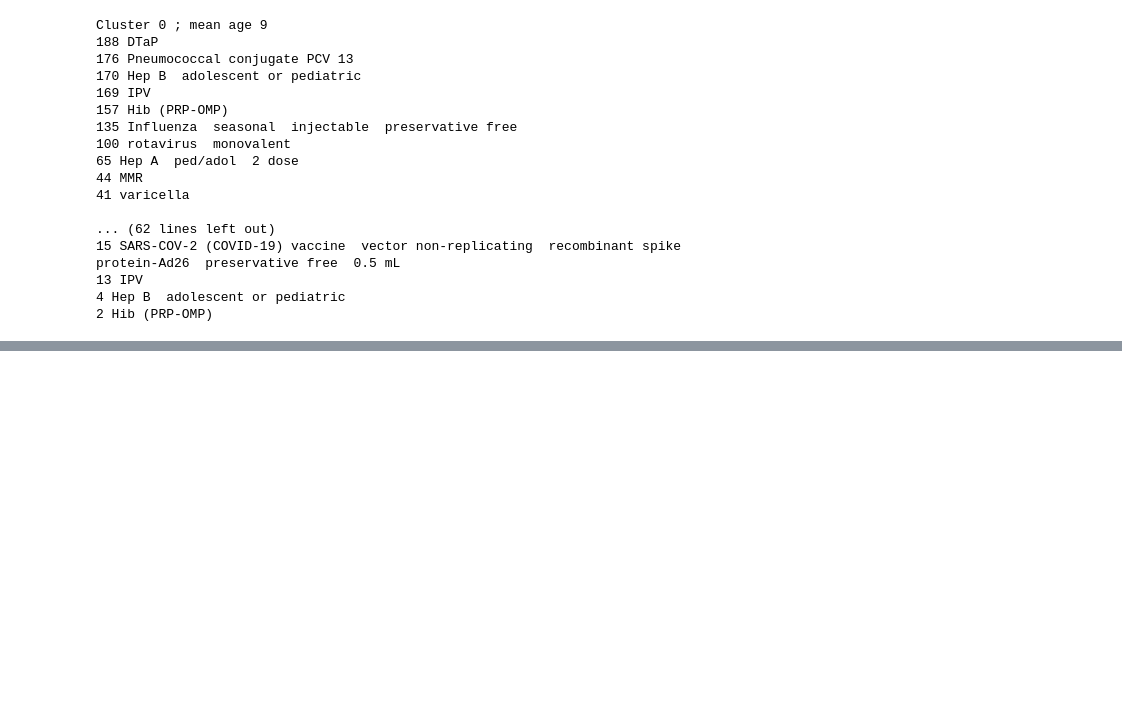
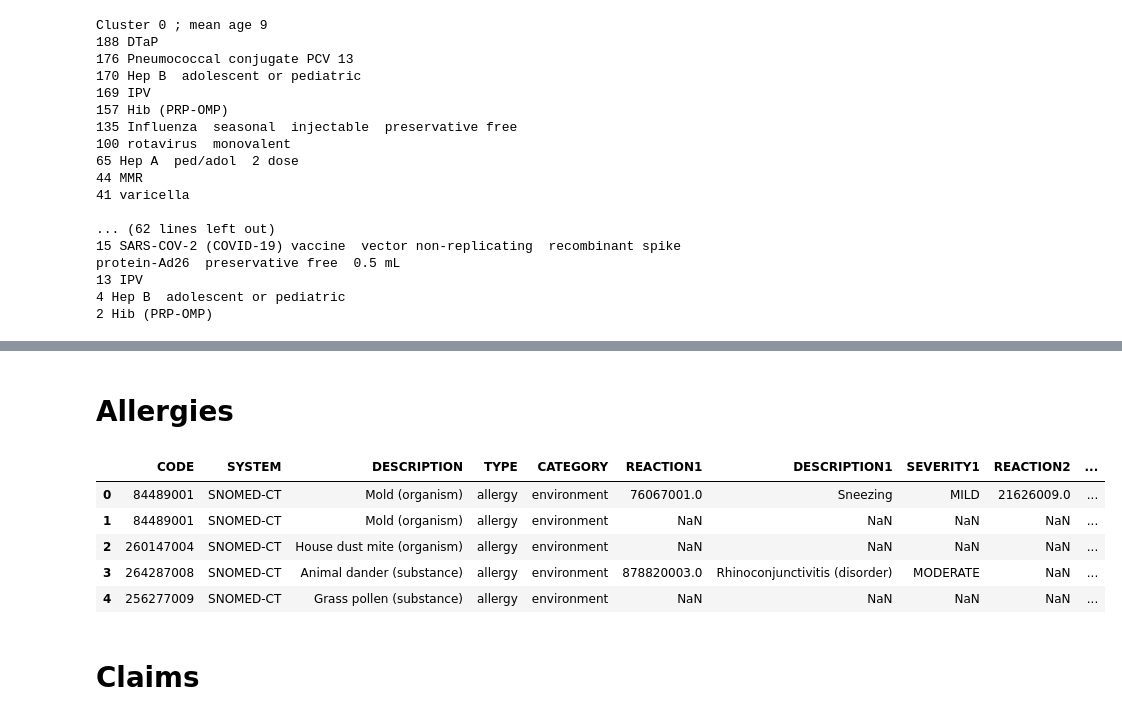
Before and after one commit to bsenst/dtc-de-2023, a Jupyter notebook: notebooks/eda-synthea-dataset.ipynb, the cells around one changed output, grey strips where cells are left out. Cells and saved outputs as stored; diff of their text form; code cells hidden in the pictures; blank space fills up the shorter version.

```diff
--- a/notebooks/eda-synthea-dataset.ipynb
+++ b/notebooks/eda-synthea-dataset.ipynb
@@ -298,0 +420,15 @@ Cluster 0 ; mean age 9
+# %% [markdown]
+# Allergies
+# %%
+df_dict["allergies"][['CODE', 'SYSTEM',
+       'DESCRIPTION', 'TYPE', 'CATEGORY', 'REACTION1', 'DESCRIPTION1',
+       'SEVERITY1', 'REACTION2', 'DESCRIPTION2', 'SEVERITY2']].head()
+# %% [output]
+|  | CODE | SYSTEM | DESCRIPTION | TYPE | CATEGORY | REACTION1 | DESCRIPTION1 | SEVERITY1 | REACTION2 | ... |
+| 0 | 84489001 | SNOMED-CT | Mold (organism) | allergy | environment | 76067001.0 | Sneezing | MILD | 21626009.0 | ... |
+| 1 | 84489001 | SNOMED-CT | Mold (organism) | allergy | environment | NaN | NaN | NaN | NaN | ... |
+| 2 | 260147004 | SNOMED-CT | House dust mite (organism) | allergy | environment | NaN | NaN | NaN | NaN | ... |
+| 3 | 264287008 | SNOMED-CT | Animal dander (substance) | allergy | environment | 878820003.0 | Rhinoconjunctivitis (disorder) | MODERATE | NaN | ... |
+| 4 | 256277009 | SNOMED-CT | Grass pollen (substance) | allergy | environment | NaN | NaN | NaN | NaN | ... |
+# %% [markdown]
+# Claims
```
Also changed, not shown: parts of 35 cells of this notebook.
